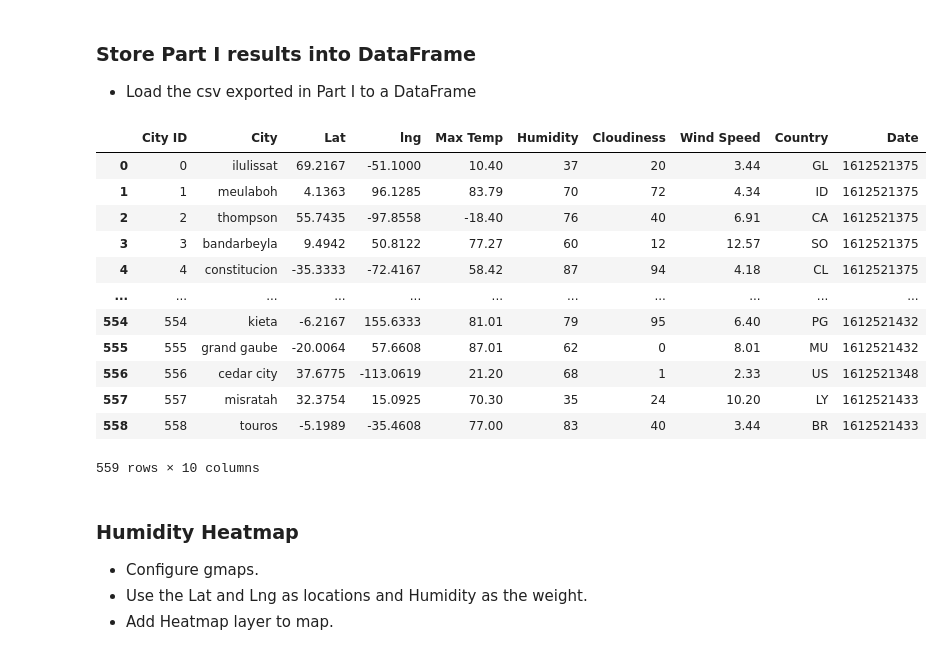
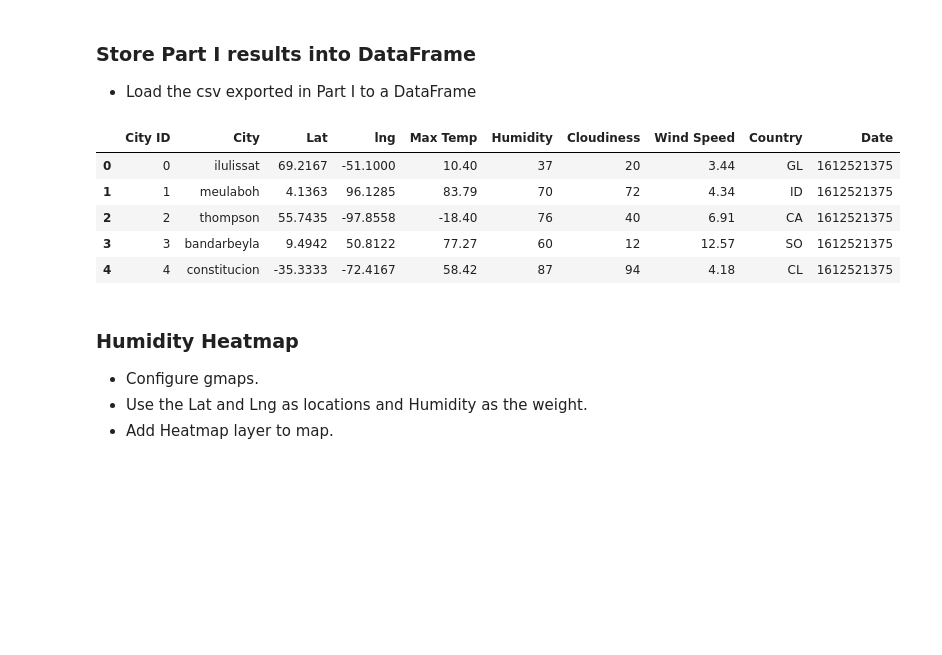
Before and after one commit to joekimga/python-api-challenge, a Jupyter notebook: starter_code/VacationPy.ipynb, the cells around one changed output. Saved outputs shown, nothing was run; the diff lists cells and outputs as text; code cells hidden in the pictures; blank space fills up the shorter version.

```diff
--- a/starter_code/VacationPy.ipynb
+++ b/starter_code/VacationPy.ipynb
@@ -23,21 +23,14 @@ from api_keys import g_key
 * Load the csv exported in Part I to a DataFrame
 # %%
 weather_data = pd.read_csv("../output_data/cities.csv")
-weather_data
+weather_data.head()
 # %% [output]
 |  | City ID | City | Lat | lng | Max Temp | Humidity | Cloudiness | Wind Speed | Country | Date |
 | 0 | 0 | ilulissat | 69.2167 | -51.1000 | 10.40 | 37 | 20 | 3.44 | GL | 1612521375 |
 | 1 | 1 | meulaboh | 4.1363 | 96.1285 | 83.79 | 70 | 72 | 4.34 | ID | 1612521375 |
 | 2 | 2 | thompson | 55.7435 | -97.8558 | -18.40 | 76 | 40 | 6.91 | CA | 1612521375 |
 | 3 | 3 | bandarbeyla | 9.4942 | 50.8122 | 77.27 | 60 | 12 | 12.57 | SO | 1612521375 |
 | 4 | 4 | constitucion | -35.3333 | -72.4167 | 58.42 | 87 | 94 | 4.18 | CL | 1612521375 |
-| ... | ... | ... | ... | ... | ... | ... | ... | ... | ... | ... |
-| 554 | 554 | kieta | -6.2167 | 155.6333 | 81.01 | 79 | 95 | 6.40 | PG | 1612521432 |
-| 555 | 555 | grand gaube | -20.0064 | 57.6608 | 87.01 | 62 | 0 | 8.01 | MU | 1612521432 |
-| 556 | 556 | cedar city | 37.6775 | -113.0619 | 21.20 | 68 | 1 | 2.33 | US | 1612521348 |
-| 557 | 557 | misratah | 32.3754 | 15.0925 | 70.30 | 35 | 24 | 10.20 | LY | 1612521433 |
-| 558 | 558 | touros | -5.1989 | -35.4608 | 77.00 | 83 | 40 | 3.44 | BR | 1612521433 |
-559 rows × 10 columns
 # %% [markdown]
 ### Humidity Heatmap
 * Configure gmaps.
```
Also changed, not shown: parts of 4 cells of this notebook, 15 other files.
